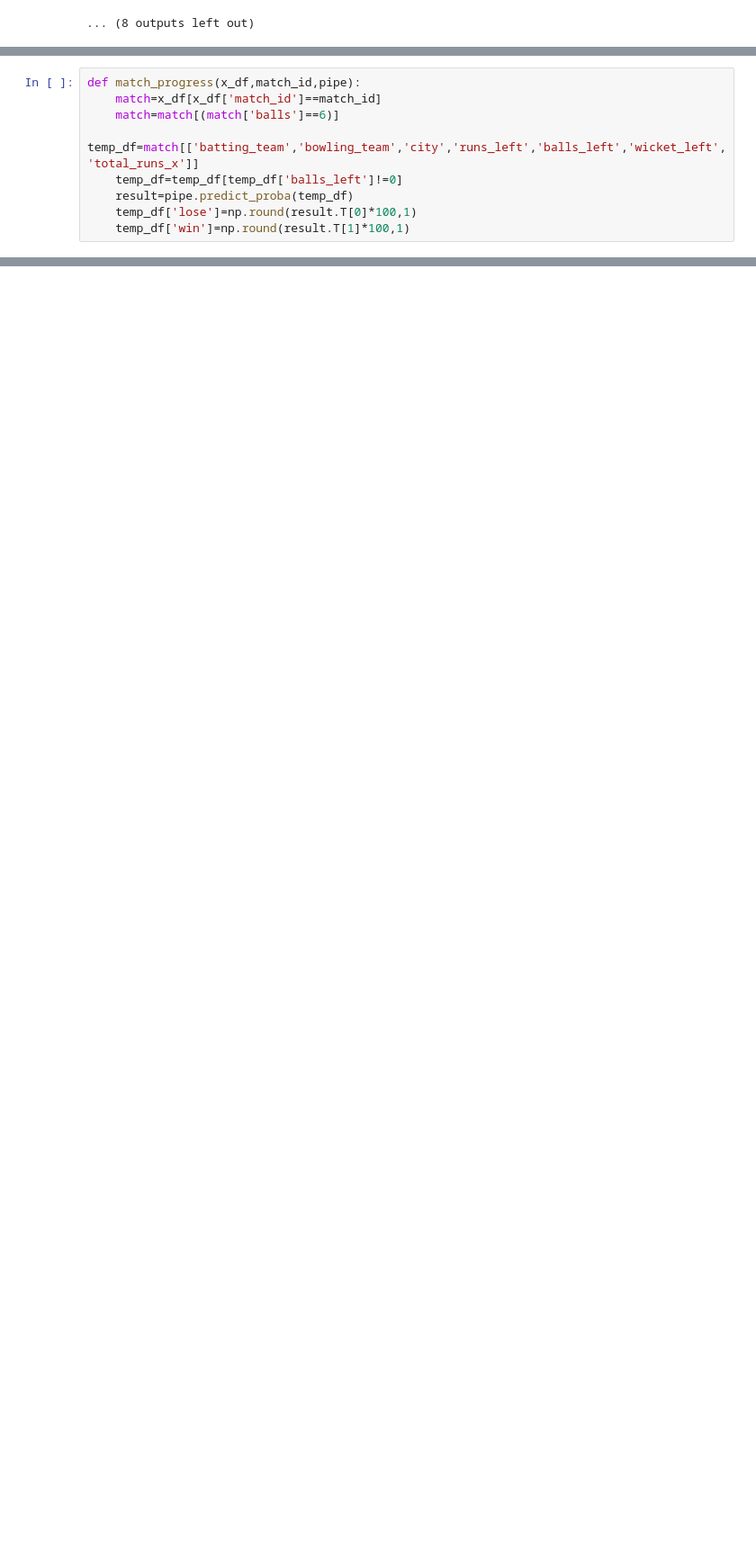
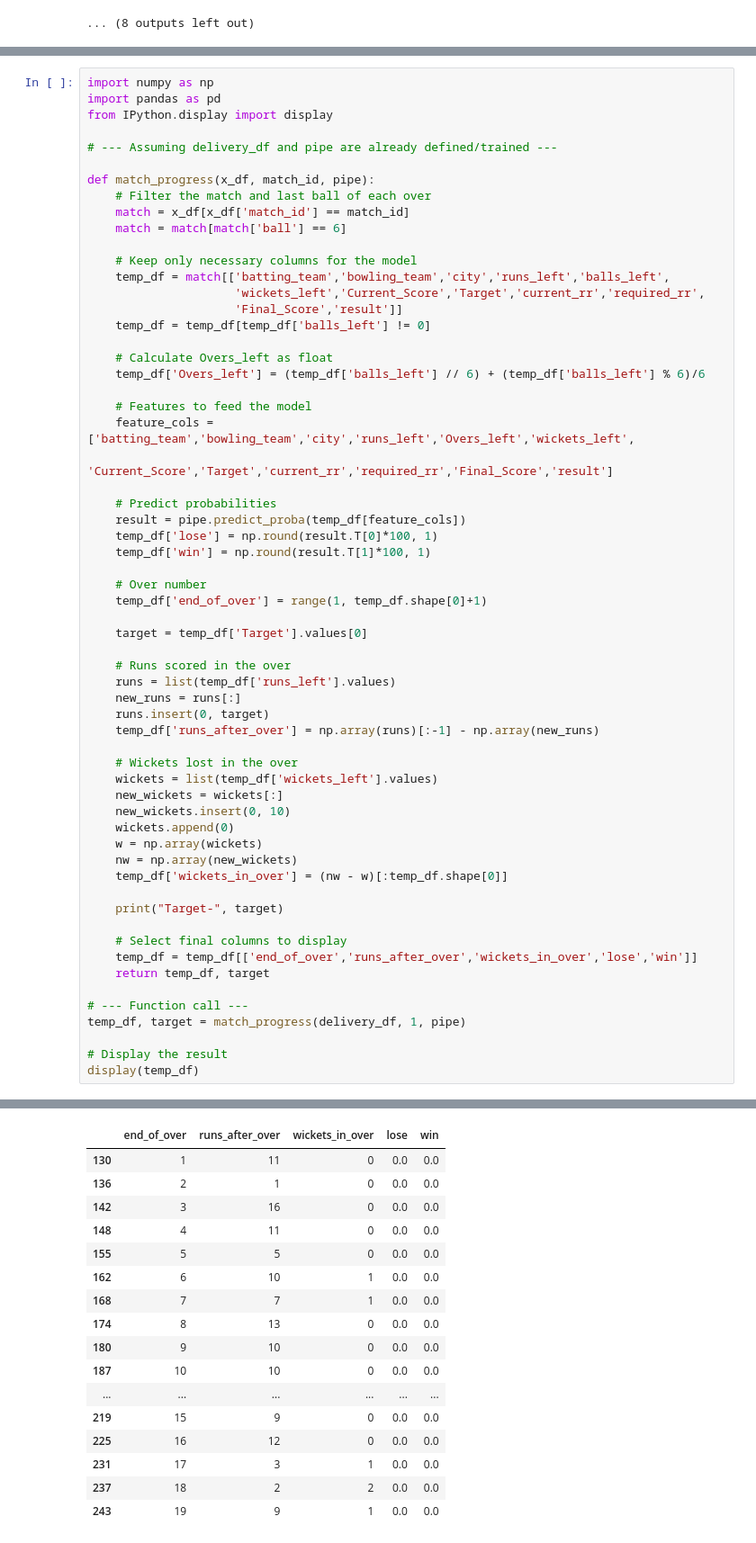
Before and after one commit to vedprakash8721/Cricket-Score-Predictor, a Jupyter notebook: Notebook/Load_and_clean_data.ipynb, the cells around one changed output, grey strips where cells are left out. Shown at 90% size. Cells and saved outputs as stored; diff of their text form; blank space fills up the shorter version.

```diff
--- a/Notebook/Load_and_clean_data.ipynb
+++ b/Notebook/Load_and_clean_data.ipynb
@@ -225,9 +225,62 @@ display(f" Accuracy of the model is : {acc*100:.2f} %")
-# %%
-def match_progress(x_df,match_id,pipe):
-    match=x_df[x_df['match_id']==match_id]
-    match=match[(match['balls']==6)]
-    temp_df=match[['batting_team','bowling_team','city','runs_left','balls_left','wicket_left','total_runs_x']]
-    temp_df=temp_df[temp_df['balls_left']!=0]
-    result=pipe.predict_proba(temp_df)
-    temp_df['lose']=np.round(result.T[0]*100,1)
-    temp_df['win']=np.round(result.T[1]*100,1)
+# %%
+import numpy as np
+import pandas as pd
+from IPython.display import display
+
+# --- Assuming delivery_df and pipe are already defined/trained ---
+
+def match_progress(x_df, match_id, pipe):
+    # Filter the match and last ball of each over
+    match = x_df[x_df['match_id'] == match_id]
+    match = match[match['ball'] == 6]
+
+    # Keep only necessary columns for the model
+    temp_df = match[['batting_team','bowling_team','city','runs_left','balls_left',
+                     'wickets_left','Current_Score','Target','current_rr','required_rr',
+                     'Final_Score','result']]
+    temp_df = temp_df[temp_df['balls_left'] != 0]
+
+    # Calculate Overs_left as float
+    temp_df['Overs_left'] = (temp_df['balls_left'] // 6) + (temp_df['balls_left'] % 6)/6
+
+    # Features to feed the model
+    feature_cols = ['batting_team','bowling_team','city','runs_left','Overs_left','wickets_left',
+                    'Current_Score','Target','current_rr','required_rr','Final_Score','result']
+
+    # Predict probabilities
+    result = pipe.predict_proba(temp_df[feature_cols])
+    temp_df['lose'] = np.round(result.T[0]*100, 1)
+    temp_df['win'] = np.round(result.T[1]*100, 1)
+
+    # Over number
+    temp_df['end_of_over'] = range(1, temp_df.shape[0]+1)
+
+    target = temp_df['Target'].values[0]
+
+    # Runs scored in the over
+    runs = list(temp_df['runs_left'].values)
+    new_runs = runs[:]
+    runs.insert(0, target)
+    temp_df['runs_after_over'] = np.array(runs)[:-1] - np.array(new_runs)
+
+    # Wickets lost in the over
+    wickets = list(temp_df['wickets_left'].values)
+    new_wickets = wickets[:]
+    new_wickets.insert(0, 10)
+    wickets.append(0)
+    w = np.array(wickets)
+    nw = np.array(new_wickets)
+    temp_df['wickets_in_over'] = (nw - w)[:temp_df.shape[0]]
+
+    print("Target-", target)
+
+    # Select final columns to display
+    temp_df = temp_df[['end_of_over','runs_after_over','wickets_in_over','lose','win']]
+    return temp_df, target
+
+# --- Function call ---
+temp_df, target = match_progress(delivery_df, 1, pipe)
+
+# Display the result
+display(temp_df)
+# %% [output]
@@ -233,0 +288,17 @@ def match_progress(x_df,match_id,pipe):
+|  | end_of_over | runs_after_over | wickets_in_over | lose | win |
+| 130 | 1 | 11 | 0 | 0.0 | 0.0 |
+| 136 | 2 | 1 | 0 | 0.0 | 0.0 |
+| 142 | 3 | 16 | 0 | 0.0 | 0.0 |
+| 148 | 4 | 11 | 0 | 0.0 | 0.0 |
+| 155 | 5 | 5 | 0 | 0.0 | 0.0 |
+| 162 | 6 | 10 | 1 | 0.0 | 0.0 |
+| 168 | 7 | 7 | 1 | 0.0 | 0.0 |
+| 174 | 8 | 13 | 0 | 0.0 | 0.0 |
+| 180 | 9 | 10 | 0 | 0.0 | 0.0 |
+| 187 | 10 | 10 | 0 | 0.0 | 0.0 |
+| ... | ... | ... | ... | ... | ... |
+| 219 | 15 | 9 | 0 | 0.0 | 0.0 |
+| 225 | 16 | 12 | 0 | 0.0 | 0.0 |
+| 231 | 17 | 3 | 1 | 0.0 | 0.0 |
+| 237 | 18 | 2 | 2 | 0.0 | 0.0 |
+| 243 | 19 | 9 | 1 | 0.0 | 0.0 |
```
Also changed, not shown: parts of 2 cells of this notebook.
